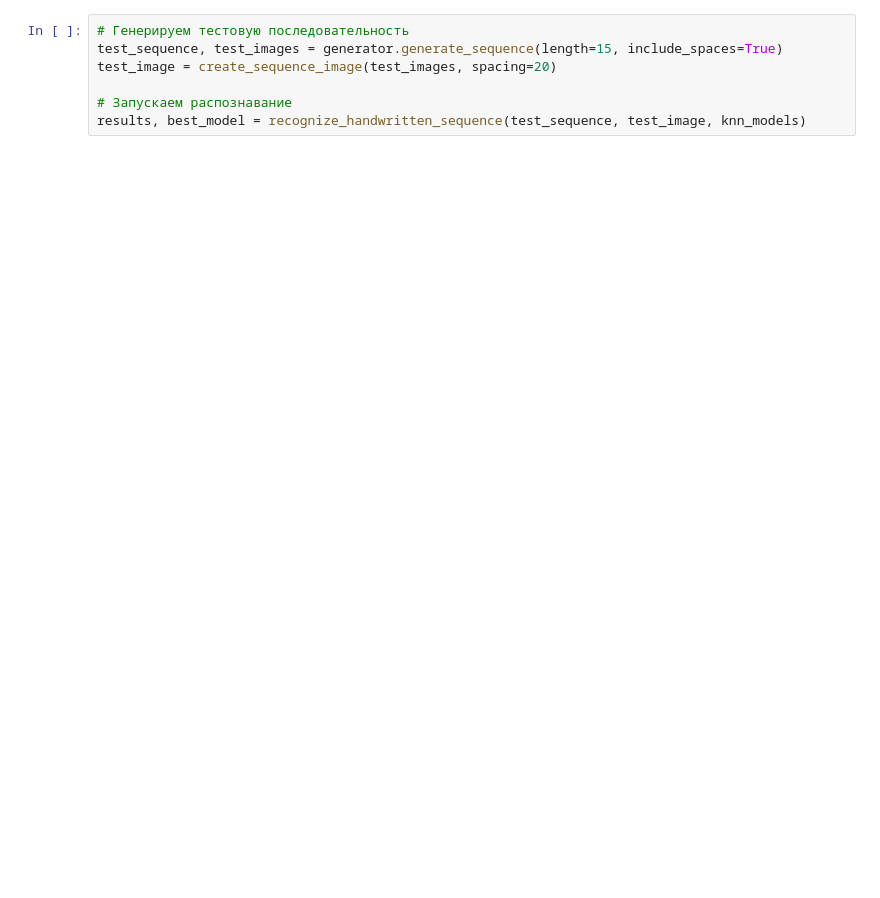
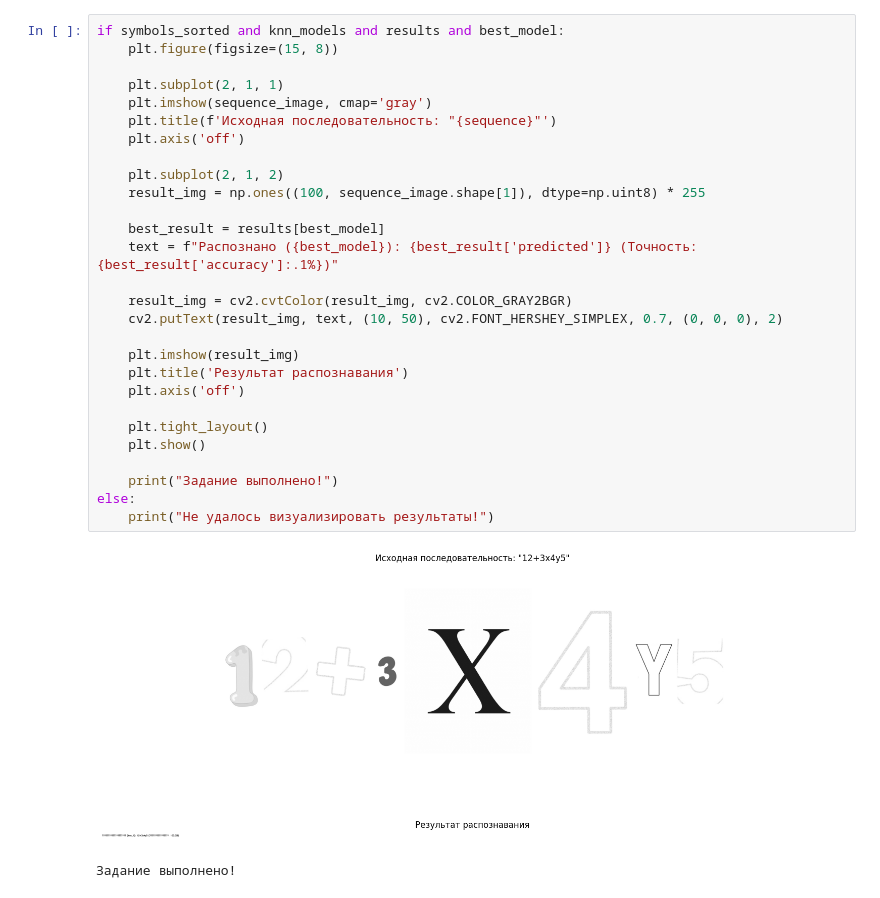
Before and after one commit to bizi2/image-processing, a Jupyter notebook: dz8/de_ip_8.ipynb, the cells around one changed output. Saved outputs shown, nothing was run; the diff lists cells and outputs as text; blank space fills up the shorter version.

```diff
--- a/dz8/de_ip_8.ipynb
+++ b/dz8/de_ip_8.ipynb
@@ -351,8 +621,32 @@ def recognize_handwritten_sequence(generated_sequence, generated_image, models):
 # %%
-# Генерируем тестовую последовательность
-test_sequence, test_images = generator.generate_sequence(length=15, include_spaces=True)
-test_image = create_sequence_image(test_images, spacing=20)
+if symbols_sorted and knn_models and results and best_model:
+    plt.figure(figsize=(15, 8))
 
-# Запускаем распознавание
-results, best_model = recognize_handwritten_sequence(test_sequence, test_image, knn_models)
+    plt.subplot(2, 1, 1)
+    plt.imshow(sequence_image, cmap='gray')
+    plt.title(f'Исходная последовательность: "{sequence}"')
+    plt.axis('off')
+
+    plt.subplot(2, 1, 2)
+    result_img = np.ones((100, sequence_image.shape[1]), dtype=np.uint8) * 255
+
+    best_result = results[best_model]
+    text = f"Распознано ({best_model}): {best_result['predicted']} (Точность: {best_result['accuracy']:.1%})"
+
+    result_img = cv2.cvtColor(result_img, cv2.COLOR_GRAY2BGR)
+    cv2.putText(result_img, text, (10, 50), cv2.FONT_HERSHEY_SIMPLEX, 0.7, (0, 0, 0), 2)
+
+    plt.imshow(result_img)
+    plt.title('Результат распознавания')
+    plt.axis('off')
+
+    plt.tight_layout()
+    plt.show()
+
+    print("Задание выполнено!")
+else:
+    print("Не удалось визуализировать результаты!")
+# %% [output]
+[figure, added]
+Задание выполнено!
 # %%
```
Also changed, not shown: parts of 13 cells of this notebook.
